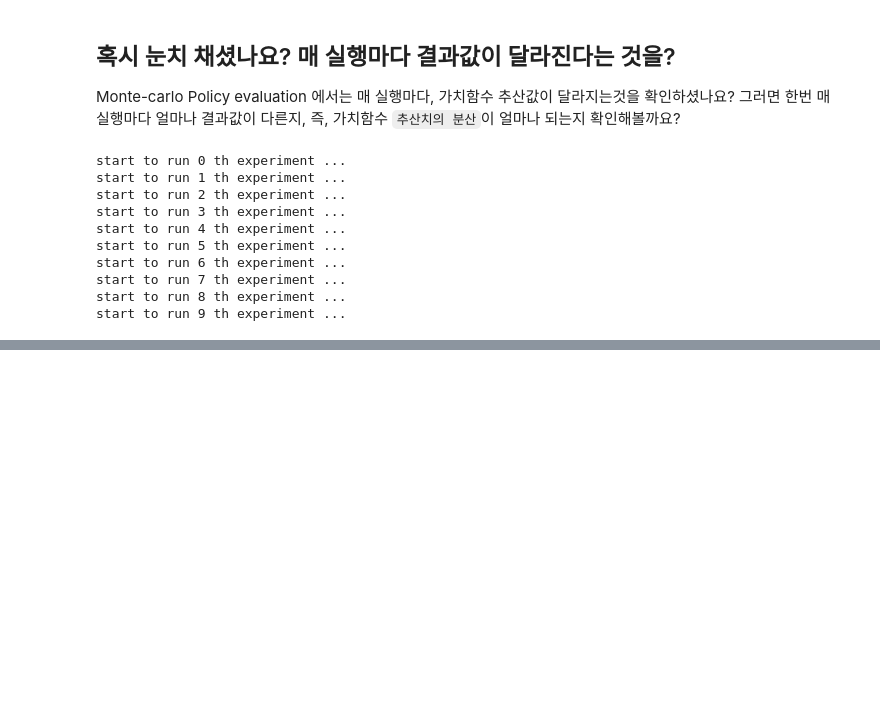
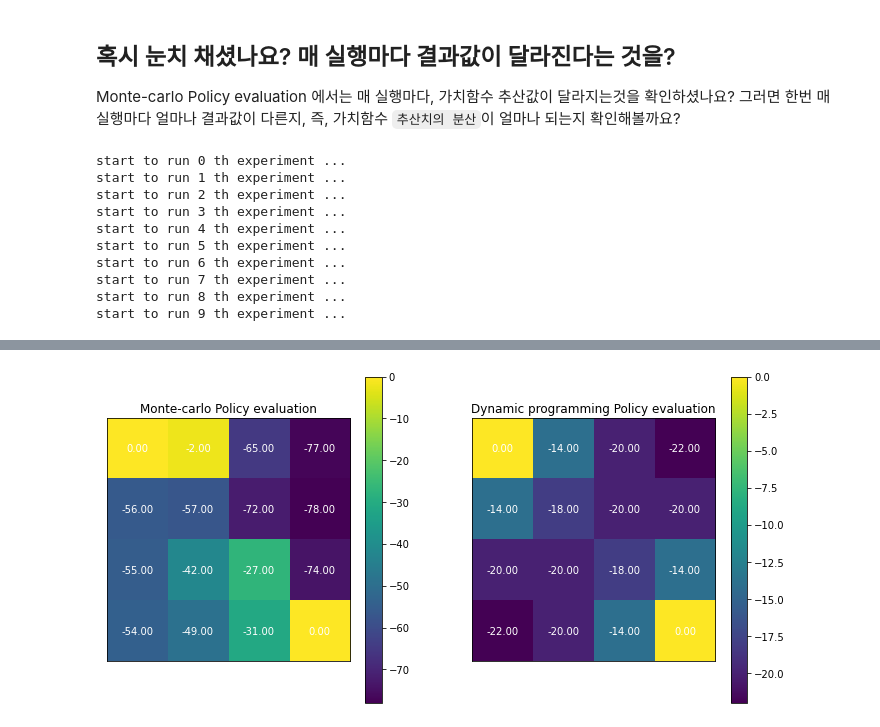
Before and after one commit to greenmonn/rl-playground, a Jupyter notebook: MC prediction.ipynb, the cells around one changed output, grey strips where cells are left out. Saved outputs shown, nothing was run; the diff lists cells and outputs as text; code cells hidden in the pictures; blank space fills up the shorter version.

```diff
--- a/MC prediction.ipynb
+++ b/MC prediction.ipynb
@@ -249,0 +413,20 @@ _ = ax[1].set_title("Dynamic programming Policy evaluation")
+# %%
+def run_mc_agent_with_lr(agent, env, lr):
+    agent.reset()
+    agent.lr = lr
+
+    for _ in range(5000):
+        run_episode(env, agent)
+
+    fig, ax = plt.subplots(1,2, figsize=(12,6))
+    visualize_value_function(ax[0], mc_agent.v, nx, ny)
+    _ = ax[0].set_title("Monte-carlo Policy evaluation")
+
+    visualize_value_function(ax[1], v_pi, nx, ny)
+    _ = ax[1].set_title("Dynamic programming Policy evaluation")
+# %%
+run_mc_agent_with_lr(agent=mc_agent,
+                     env=env,
+                     lr=1.0)
+# %% [output]
+[figure, added]
```
Also changed, not shown: parts of 23 cells of this notebook, 8 other files.
